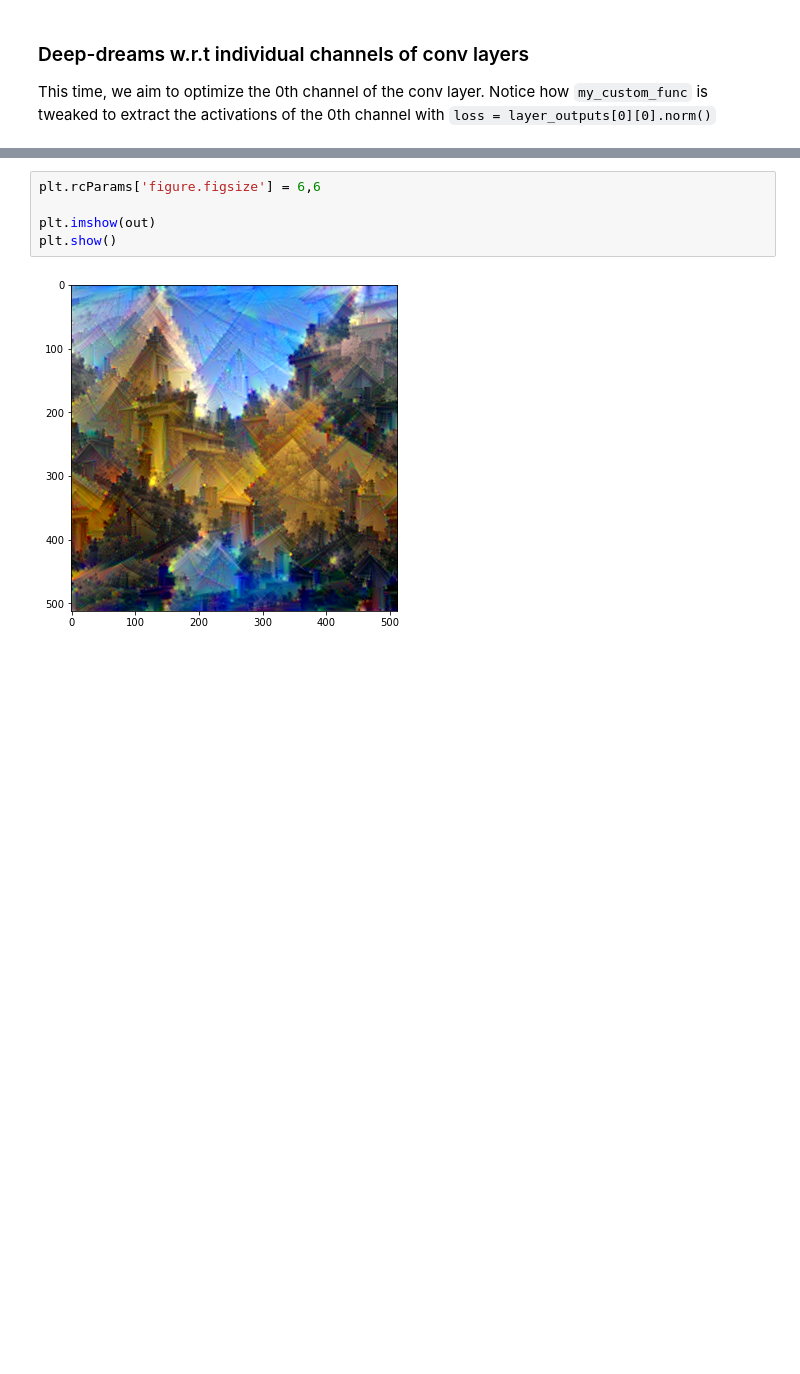
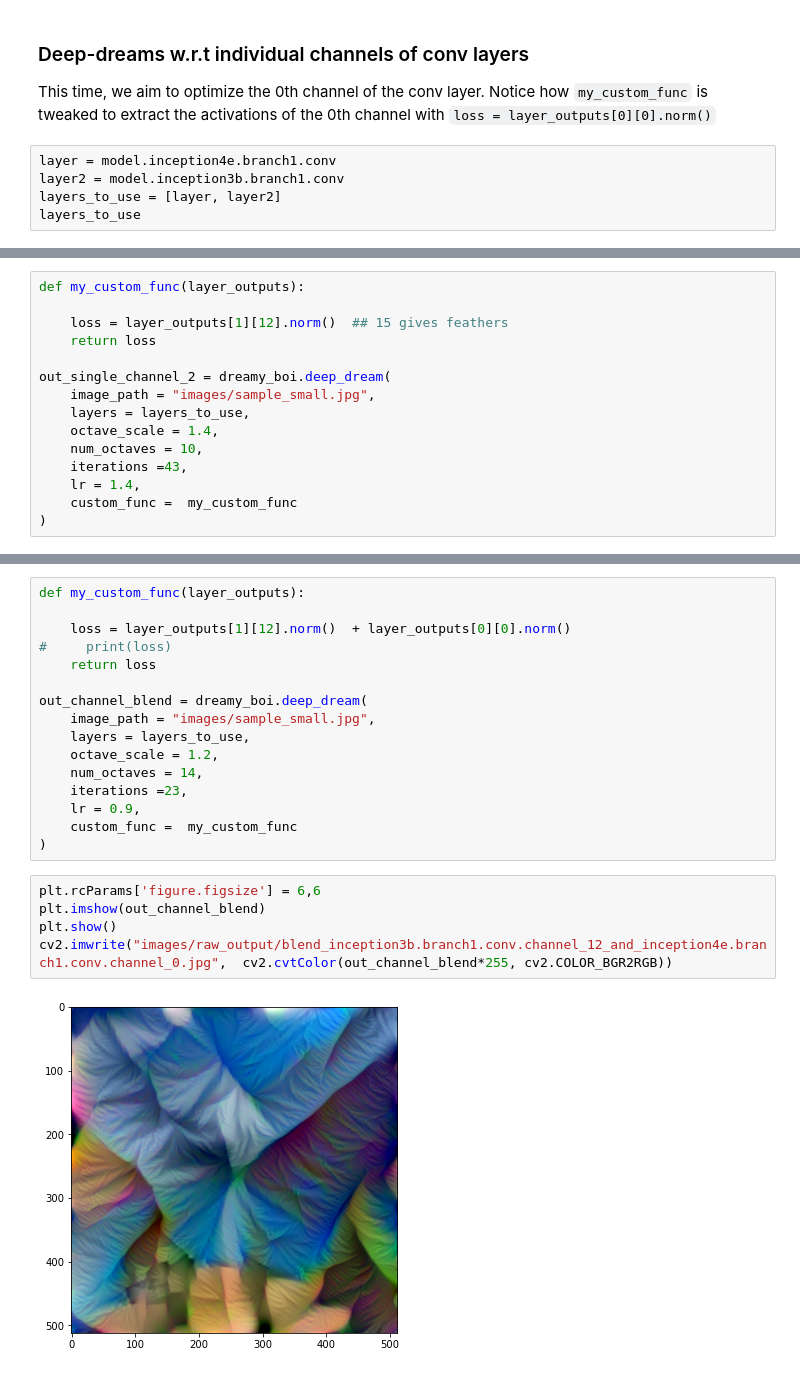
Before and after one commit to Mayukhdeb/torch-dreams-notebooks, a Jupyter notebook: notebooks/torch_dreams_showcase_googlenet.ipynb, the cells around one changed output, grey strips where cells are left out. Drawn from its saved outputs; the diff is of its cells as text; blank space fills up the shorter version.

```diff
--- a/notebooks/torch_dreams_showcase_googlenet.ipynb
+++ b/notebooks/torch_dreams_showcase_googlenet.ipynb
@@ -53,3 +53,8 @@ plt.show()
 ### Deep-dreams w.r.t individual channels of conv layers
 
 This time, we aim to optimize the 0th channel of the conv layer. Notice how `my_custom_func` is tweaked to extract the activations of the 0th channel with `loss = layer_outputs[0][0].norm()`
+# %%
+layer = model.inception4e.branch1.conv
+layer2 = model.inception3b.branch1.conv
+layers_to_use = [layer, layer2]
+layers_to_use
@@ -73,0 +95,15 @@ out = dreamy_boi.deep_dream(
+# %%
+def my_custom_func(layer_outputs):
+
+    loss = layer_outputs[1][12].norm()  ## 15 gives feathers
+    return loss
+
+out_single_channel_2 = dreamy_boi.deep_dream(
+    image_path = "images/sample_small.jpg",
+    layers = layers_to_use,
+    octave_scale = 1.4,
+    num_octaves = 10,
+    iterations =43,
+    lr = 1.4,
+    custom_func =  my_custom_func
+)
@@ -74,7 +120,23 @@ out = dreamy_boi.deep_dream(
+# %%
+def my_custom_func(layer_outputs):
+
+    loss = layer_outputs[1][12].norm()  + layer_outputs[0][0].norm()
+#     print(loss)
+    return loss
+
+out_channel_blend = dreamy_boi.deep_dream(
+    image_path = "images/sample_small.jpg",
+    layers = layers_to_use,
+    octave_scale = 1.2,
+    num_octaves = 14,
+    iterations =23,
+    lr = 0.9,
+    custom_func =  my_custom_func
+)
 # %%
 plt.rcParams['figure.figsize'] = 6,6
-
-plt.imshow(out)
+plt.imshow(out_channel_blend)
 plt.show()
+cv2.imwrite("images/raw_output/blend_inception3b.branch1.conv.channel_12_and_inception4e.branch1.conv.channel_0.jpg",  cv2.cvtColor(out_channel_blend*255, cv2.COLOR_BGR2RGB))
 # %% [output]
-[figure, old version]
+[figure, new version]
```
Also changed, not shown: parts of 11 cells of this notebook.
